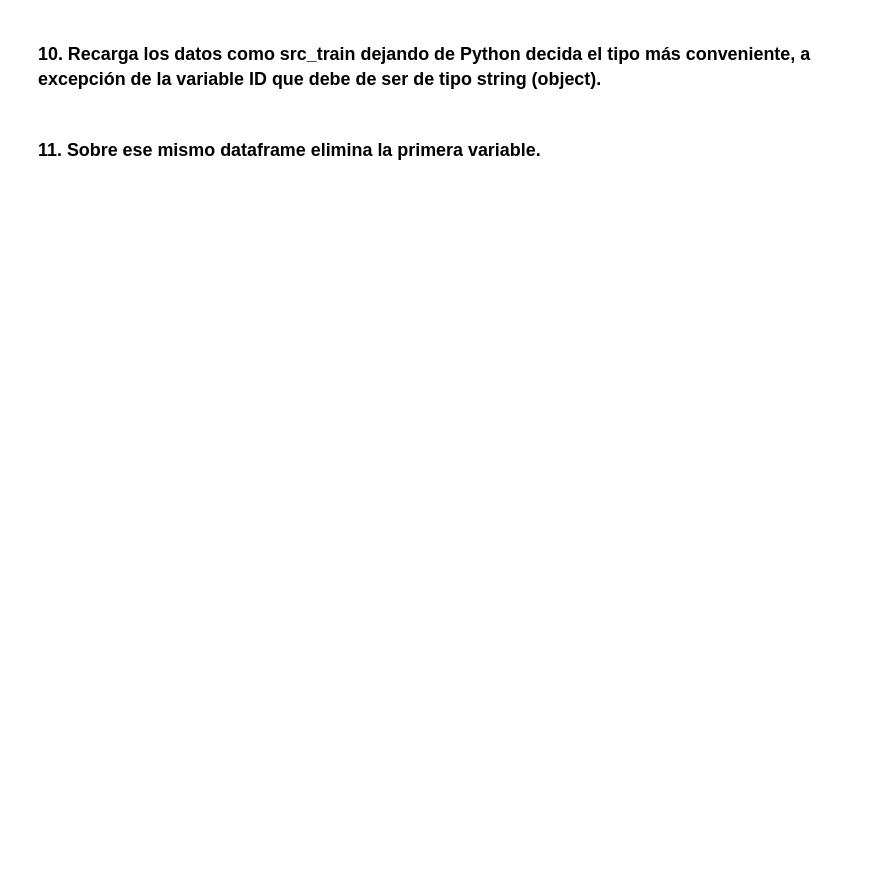
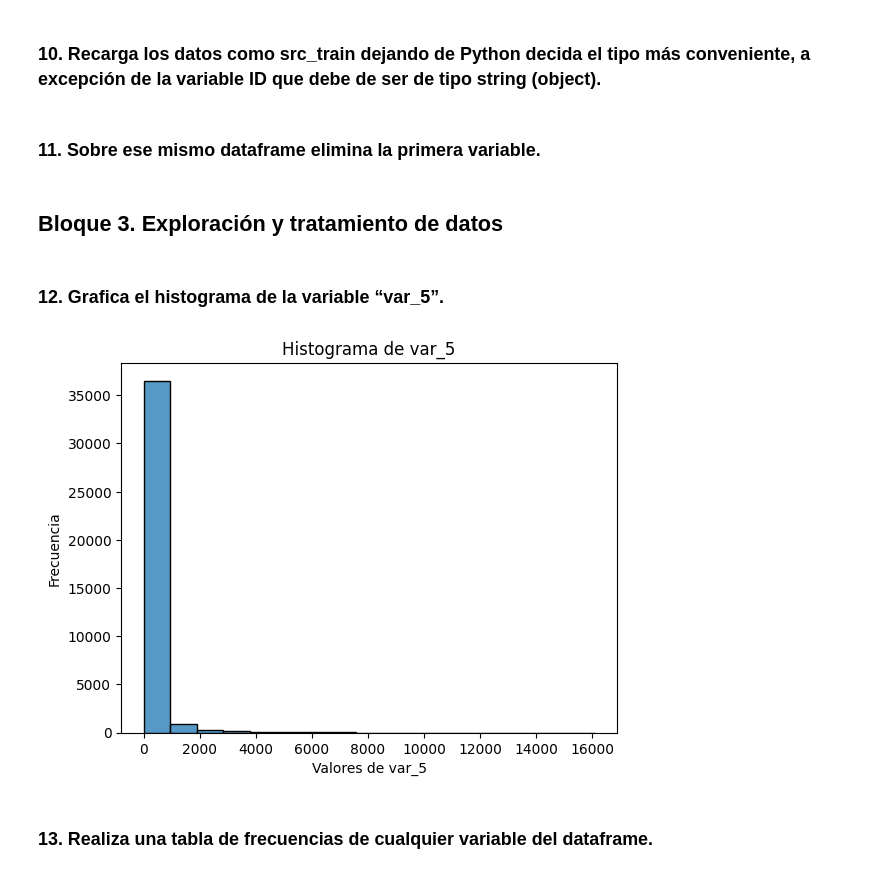
Before and after one commit to daekka/ntt_evaluacion_tecnica, a Jupyter notebook: codigo_david_escudero.ipynb, the cells around one changed output. Saved outputs shown, nothing was run; the diff lists cells and outputs as text; code cells hidden in the pictures; blank space fills up the shorter version.

```diff
--- a/codigo_david_escudero.ipynb
+++ b/codigo_david_escudero.ipynb
@@ -93,3 +93,22 @@ src_train = pd.read_csv('data_train.csv', dtype={'ID': str})
 ### 11. Sobre ese mismo dataframe elimina la primera variable.
 # %%
 src_train = src_train.iloc[:, 1:]
+# %% [markdown]
+## Bloque 3. Exploración y tratamiento de datos
+# %% [markdown]
+### 12. Grafica el histograma de la variable “var_5”.
+# %%
+# Suponiendo que tu DataFrame se llama df
+sns.histplot(src_train['var_5'], kde=False)
+
+# Títulos y etiquetas
+plt.title('Histograma de var_5')
+plt.xlabel('Valores de var_5')
+plt.ylabel('Frecuencia')
+
+# Mostrar gráfico
+plt.show()
+# %% [output]
+[figure, added]
+# %% [markdown]
+### 13. Realiza una tabla de frecuencias de cualquier variable del dataframe.
```
Also changed, not shown: parts of 10 cells of this notebook.
